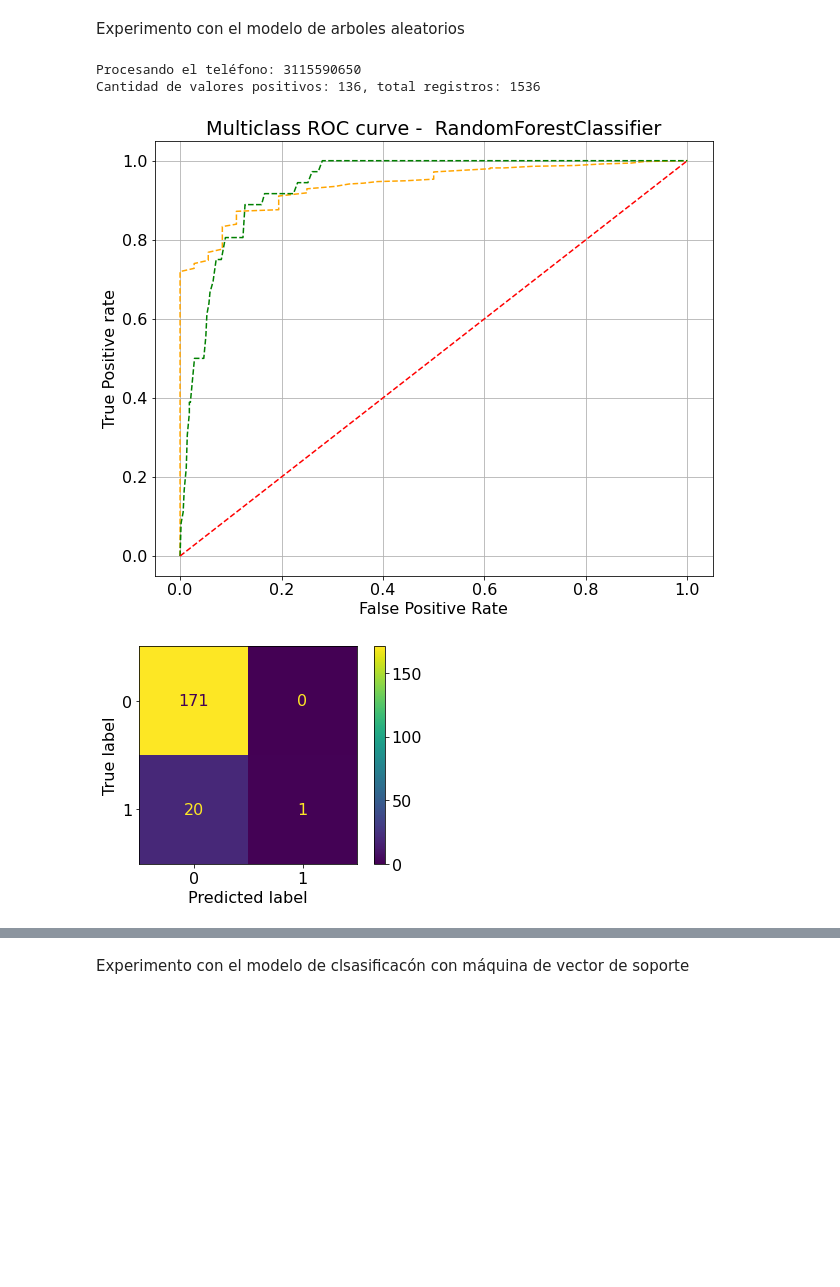
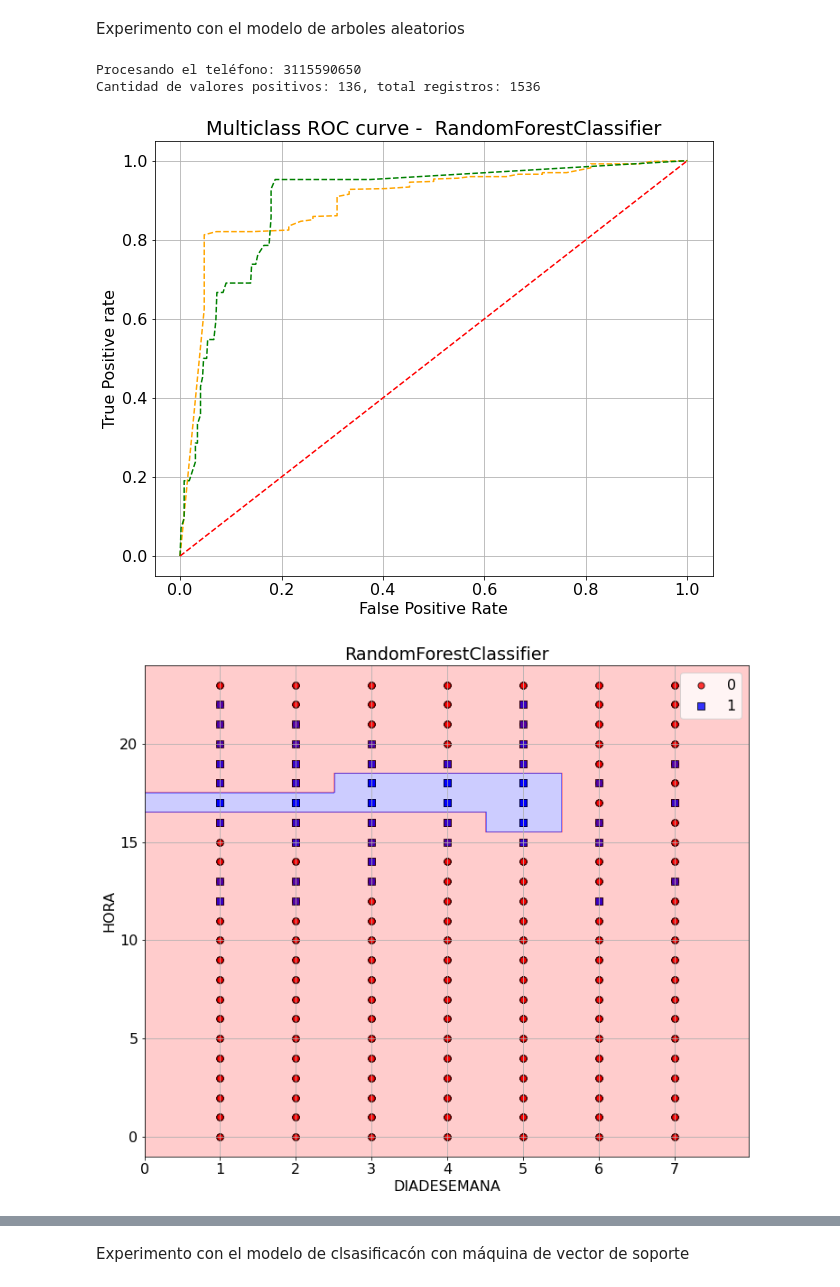
Before and after one commit to josedelarosa82/taxi-prediction-model, a Jupyter notebook: Proyecto_predicción_servicio_taxi.ipynb, the cells around one changed output, grey strips where cells are left out. Cells and saved outputs as stored; diff of their text form; code cells hidden in the pictures; blank space fills up the shorter version.

Commit message:
Modelo con los hiperparámetros ajustados

```diff
--- a/Proyecto_predicción_servicio_taxi.ipynb
+++ b/Proyecto_predicción_servicio_taxi.ipynb
@@ -541,0 +533,5 @@ def dtcModel(X_train, y_train, X_test,):
+# %%
+def sgdModel(X_train, y_train, X_test,):
+    #Se aplica el modelo de gradiente descendente estocástico
+    model =SGDClassifier(loss='huber', random_state=1, max_iter=2000, epsilon=0.1)#loss='hinge'
+    return predictModel(model, X_train, y_train, X_test)
@@ -625,7 +652,5 @@ def calculateProbabilisticModel(data, date_predict):
     array_prob = []
     for hour in range(HOURS_OF_DAY):
         prob = calculateProbability(hour, date_predict.isoweekday(), data)
-        if prob > 0.1:
-            print(f"Encontró algo {prob}")
         array_prob.append(1 if prob >= 0.5 else 0)
     return array_prob
@@ -675,17 +702,19 @@ def evaluate_model(phone, data, date_predict, model_type):
   elif model_type == 'MLP':
     model, y_pred = mlpModel(X_train, y_train, X_test)
     reportClassification(model, X_train, y_train, y_pred, X_test, y_test, model_type)
-  elif model_type == 'RF':
-    model, y_pred = rfModel(X_train, y_train, X_test)
+  elif model_type == 'RFC':
+    model, y_pred = rfcModel(X_train, y_train, X_test)
     reportClassification(model, X_train, y_train, y_pred, X_test, y_test, model_type)
   elif model_type == 'SVC':
     model, y_pred = svcModel(X_train, y_train, X_test)
+    reportClassification(model, X_train, y_train, y_pred, X_test, y_test, model_type)
+  elif model_type == 'SGD':
+    model, y_pred = sgdModel(X_train, y_train, X_test)
     reportClassification(model, X_train, y_train, y_pred, X_test, y_test, model_type)
   elif model_type == 'DTC':
     model, y_pred = dtcModel(X_train, y_train, X_test)
     reportClassification(model, X_train, y_train, y_pred, X_test, y_test, model_type)
   elif model_type == 'PR':
-
     remaining_days = date_last_training.date() - date_predict.date()
     y_calculate = []
     for day in range(remaining_days.days):
@@ -693,23 +722,19 @@ def evaluate_model(phone, data, date_predict, model_type):
       date_first_training = last_predict - timedelta(weeks=NUM_OF_WEEK)
       train = data[ (pd.to_datetime(data['FECHA'], format=FORMAT_DATE) >= date_first_training) & (pd.to_datetime(data['FECHA'], format=FORMAT_DATE) < last_predict) ]
       train = train.loc[:,['DIADESEMANA','HORA','FECHA','SERVICIO']]
-      print(f"column: {train.columns}")
-      #test = data[(pd.to_datetime(data['FECHA'], format=FORMAT_DATE) == date_predict)]
       y_calculate.append(calculateProbabilisticModel(train, last_predict))
-
     y_pred = np.empty(0,dtype=int)
     for i in y_calculate:
       for j in i:
         y_pred = np.append(y_pred, int(j))
-
     class model:
       classes_ = np.empty(0,dtype=int)
+      name = 'Probabilistic'
     model.classes_ = np.array([0, 1])
     reportClassification(model, X_train, y_train, y_pred, X_test, y_test, model_type)
   else:
     print("Modelo no existe!")
     return
-
   return y_pred, y_test
 # %% [markdown]
 Se crea un nuevo dataFrame con los números de teléfonos para recorrer los modelos
@@ -743,7 +770,6 @@ column: Index(['DIADESEMANA', 'HORA', 'SERVICIO'], dtype='object')
 # %% [markdown]
 Experimento con el modelo de regresión logistica
 # %%
-DATE_START_TRAINIG = pd.to_datetime("2022-04-24", format=FORMAT_DATE)
 for data_row in phone_array:
     print(f"Procesando el teléfono: {data_row[0]}")
     y_pred, ytest = evaluate_model(data_row[0], df_cleaned, DATE_START_TRAINIG, 'LR')
@@ -788,12 +842,11 @@ Cantidad de valores positivos: 136, total registros: 1536
 # %% [markdown]
 Experimento con el modelo de arboles aleatorios
 # %%
-DATE_START_TRAINIG = pd.to_datetime("2022-04-27", format=FORMAT_DATE)
 for data_row in phone_array:
     print(f"Procesando el teléfono: {data_row[0]}")
-    y_pred, ytest = evaluate_model(data_row[0], df_cleaned, DATE_START_TRAINIG, 'RF')
+    y_pred, ytest = evaluate_model(data_row[0], df_cleaned, DATE_START_TRAINIG, 'RFC')
 # %% [output]
 Procesando el teléfono: 3115590650
 Cantidad de valores positivos: 136, total registros: 1536
-[figure, old version]
+[figure, new version]
-[figure, old version]
+[figure, new version]
```
Also changed, not shown: parts of 43 cells of this notebook.
